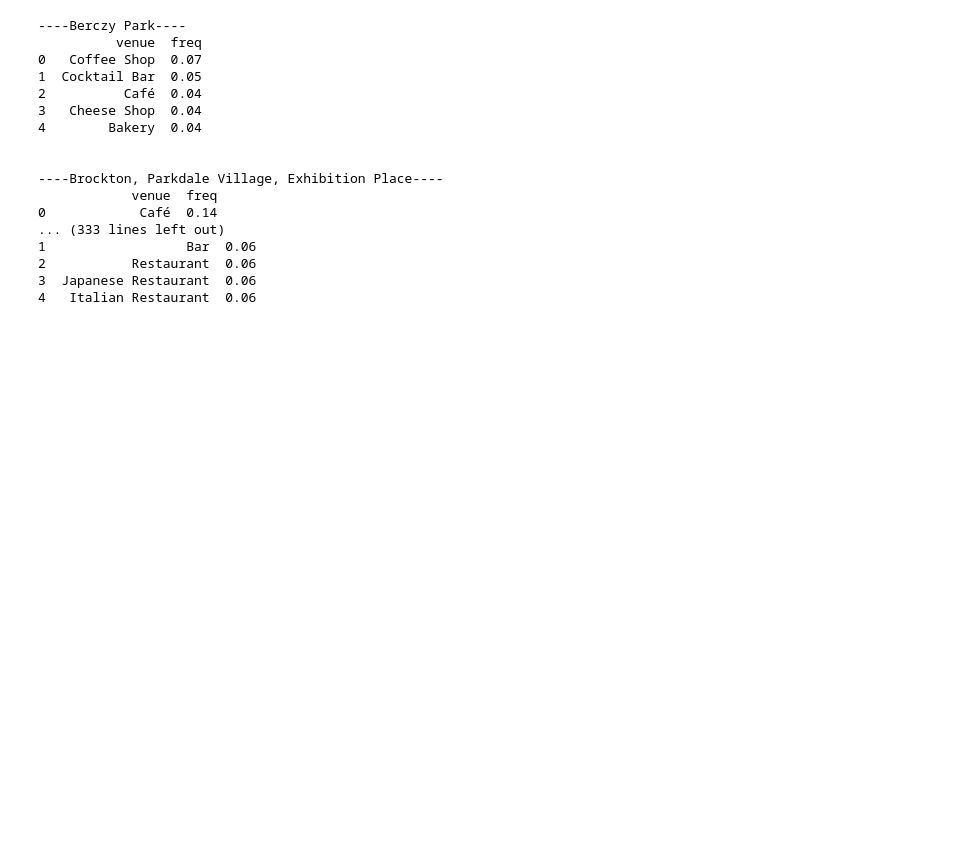
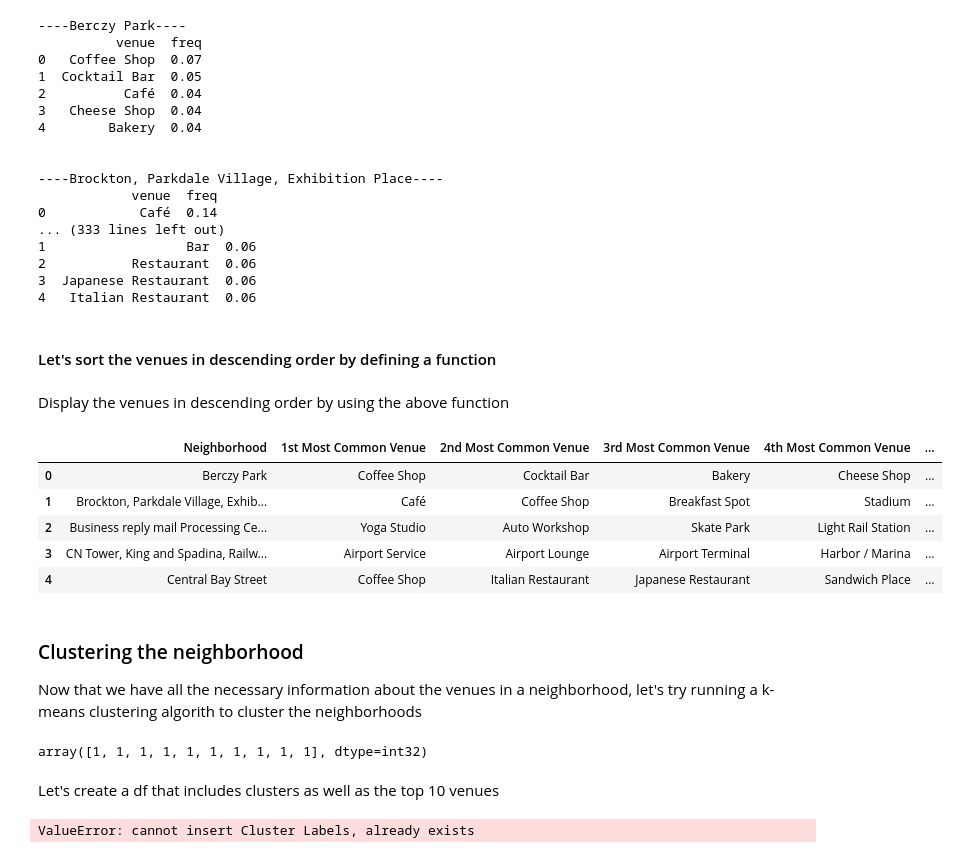
Before and after one commit to MayureshBakshi/Coursera_Capstone, a Jupyter notebook: Peer Graded Assignment - Week 3 - Part 3.ipynb, the cells around one changed output. Drawn from its saved outputs; the diff is of its cells as text; code cells hidden in the pictures; blank space fills up the shorter version.

Commit message:
Part 3 Clustering Started

```diff
--- a/Peer Graded Assignment - Week 3 - Part 3.ipynb
+++ b/Peer Graded Assignment - Week 3 - Part 3.ipynb
@@ -475,3 +475,44 @@ for hood in toronto_grouped['Neighborhood']:
 2           Restaurant  0.06
 3  Japanese Restaurant  0.06
 4   Italian Restaurant  0.06
+# %% [markdown]
+#### Let's sort the venues in descending order by defining a function
+# %%
+def return_most_common_venues(row, num_top_venues):
+    row_categories = row.iloc[1:]
+    row_categories_sorted = row_categories.sort_values(ascending=False)
+
+    return row_categories_sorted.index.values[0:num_top_venues]
+# %% [markdown]
+Display the venues in descending order by using the above function
+# %%
+num_top_venues = 10
+
+indicators = ['st', 'nd', 'rd']
+
+# create columns according to number of top venues
+columns = ['Neighborhood']
+for ind in np.arange(num_top_venues):
+    try:
+        columns.append('{}{} Most Common Venue'.format(ind+1, indicators[ind]))
+    except:
+        columns.append('{}th Most Common Venue'.format(ind+1))
+
+# create a new dataframe
+neighborhoods_venues_sorted = pd.DataFrame(columns=columns)
+neighborhoods_venues_sorted['Neighborhood'] = toronto_grouped['Neighborhood']
+
+for ind in np.arange(toronto_grouped.shape[0]):
+    neighborhoods_venues_sorted.iloc[ind, 1:] = return_most_common_venues(toronto_grouped.iloc[ind, :], num_top_venues)
+
+neighborhoods_venues_sorted.head()
+# %% [output]
+|  | Neighborhood | 1st Most Common Venue | 2nd Most Common Venue | 3rd Most Common Venue | 4th Most Common Venue | ... |
+| 0 | Berczy Park | Coffee Shop | Cocktail Bar | Bakery | Cheese Shop | ... |
+| 1 | Brockton, Parkdale Village, Exhib... | Café | Coffee Shop | Breakfast Spot | Stadium | ... |
+| 2 | Business reply mail Processing Ce... | Yoga Studio | Auto Workshop | Skate Park | Light Rail Station | ... |
+| 3 | CN Tower, King and Spadina, Railw... | Airport Service | Airport Lounge | Airport Terminal | Harbor / Marina | ... |
+| 4 | Central Bay Street | Coffee Shop | Italian Restaurant | Japanese Restaurant | Sandwich Place | ... |
+# %% [markdown]
+### Clustering the neighborhood
+Now that we have all the necessary information about the venues in a neighborhood, let's try running a k-means clustering algorith to cluster the neighborhoods
@@ -477,0 +526,27 @@ for hood in toronto_grouped['Neighborhood']:
+# %%
+# set number of clusters
+kclusters = 5
+
+toronto_grouped_clustering = toronto_grouped.drop('Neighborhood', 1)
+
+# run k-means clustering
+kmeans = KMeans(n_clusters=kclusters, random_state=0).fit(toronto_grouped_clustering)
+
+# check cluster labels generated for each row in the dataframe
+kmeans.labels_[0:10]
+# %% [output]
+array([1, 1, 1, 1, 1, 1, 1, 1, 1, 1], dtype=int32)
+# %% [markdown]
+Let's create a df that includes clusters as well as the top 10 venues
+# %%
+# add clustering labels
+neighborhoods_venues_sorted.insert(0, 'Cluster Labels', kmeans.labels_)
+
+toronto_merged = toronto_data
+
+# merge toronto_grouped with toronto_data to add latitude/longitude for each neighborhood
+toronto_merged = toronto_merged.join(neighborhoods_venues_sorted.set_index('Neighborhood'), on='Neighborhood')
+
+toronto_merged.head() # check the last columns!
+# %% [output]
+ValueError: cannot insert Cluster Labels, already exists
```
Also changed, not shown: parts of 1 cell of this notebook.
